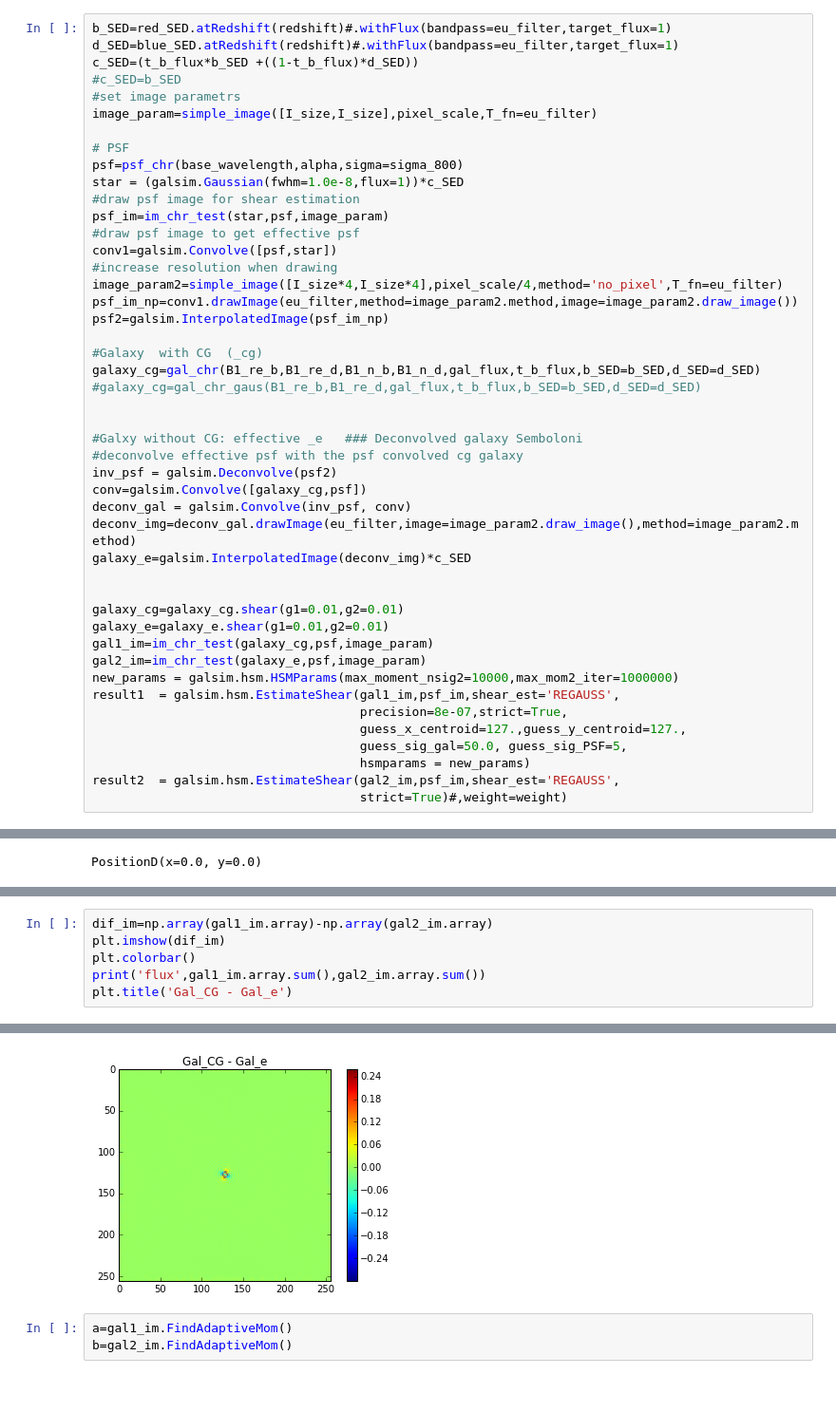
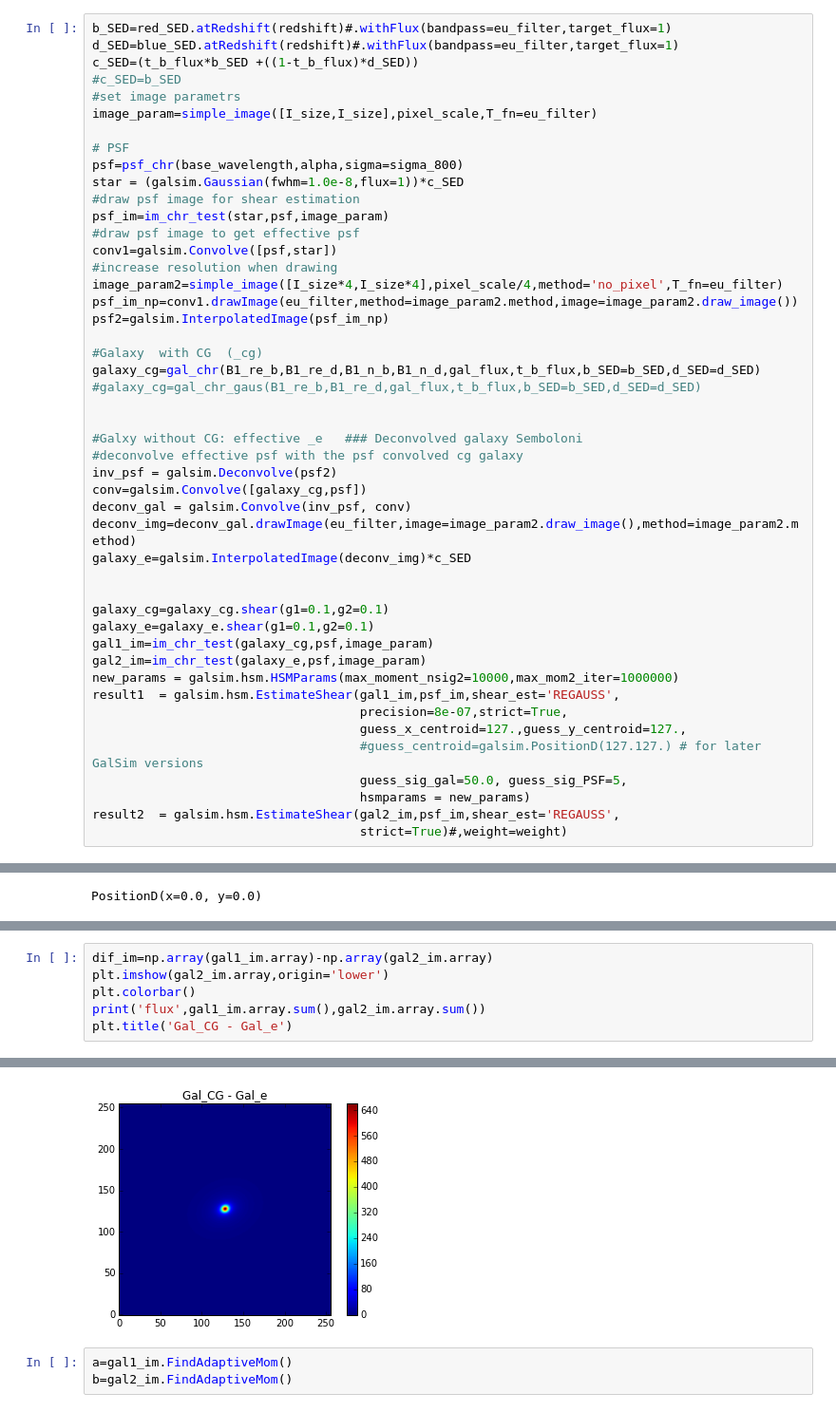
Before and after one commit to sowmyakth/CG-bias-HSM, a Jupyter notebook: hsm.ipynb, the cells around one changed output, grey strips where cells are left out. Shown at 95% size. Cells and saved outputs as stored; diff of their text form.

```diff
--- a/hsm.ipynb
+++ b/hsm.ipynb
@@ -125,14 +111,15 @@ deconv_img=deconv_gal.drawImage(eu_filter,image=image_param2.draw_image(),method
 galaxy_e=galsim.InterpolatedImage(deconv_img)*c_SED
 
 
-galaxy_cg=galaxy_cg.shear(g1=0.01,g2=0.01)
-galaxy_e=galaxy_e.shear(g1=0.01,g2=0.01)
+galaxy_cg=galaxy_cg.shear(g1=0.1,g2=0.1)
+galaxy_e=galaxy_e.shear(g1=0.1,g2=0.1)
 gal1_im=im_chr_test(galaxy_cg,psf,image_param)
 gal2_im=im_chr_test(galaxy_e,psf,image_param)
 new_params = galsim.hsm.HSMParams(max_moment_nsig2=10000,max_mom2_iter=1000000)
 result1  = galsim.hsm.EstimateShear(gal1_im,psf_im,shear_est='REGAUSS',
                                     precision=8e-07,strict=True,
                                     guess_x_centroid=127.,guess_y_centroid=127.,
+                                    #guess_centroid=galsim.PositionD(127.127.) # for later GalSim versions
                                     guess_sig_gal=50.0, guess_sig_PSF=5,
                                     hsmparams = new_params)
 result2  = galsim.hsm.EstimateShear(gal2_im,psf_im,shear_est='REGAUSS',
@@ -185,6 +172,6 @@ plt.plot(gal2_im.array[:][128],'b')
 # %%
 dif_im=np.array(gal1_im.array)-np.array(gal2_im.array)
-plt.imshow(dif_im)
+plt.imshow(gal2_im.array,origin='lower')
 plt.colorbar()
 print('flux',gal1_im.array.sum(),gal2_im.array.sum())
 plt.title('Gal_CG - Gal_e')
@@ -193,5 +180,5 @@ plt.title('Gal_CG - Gal_e')
 <matplotlib.text.Text at 0x...>
-[figure, old version]
+[figure, new version]
 # %%
 a=gal1_im.FindAdaptiveMom()
 b=gal2_im.FindAdaptiveMom()
```
Also changed, not shown: parts of 9 cells of this notebook.
